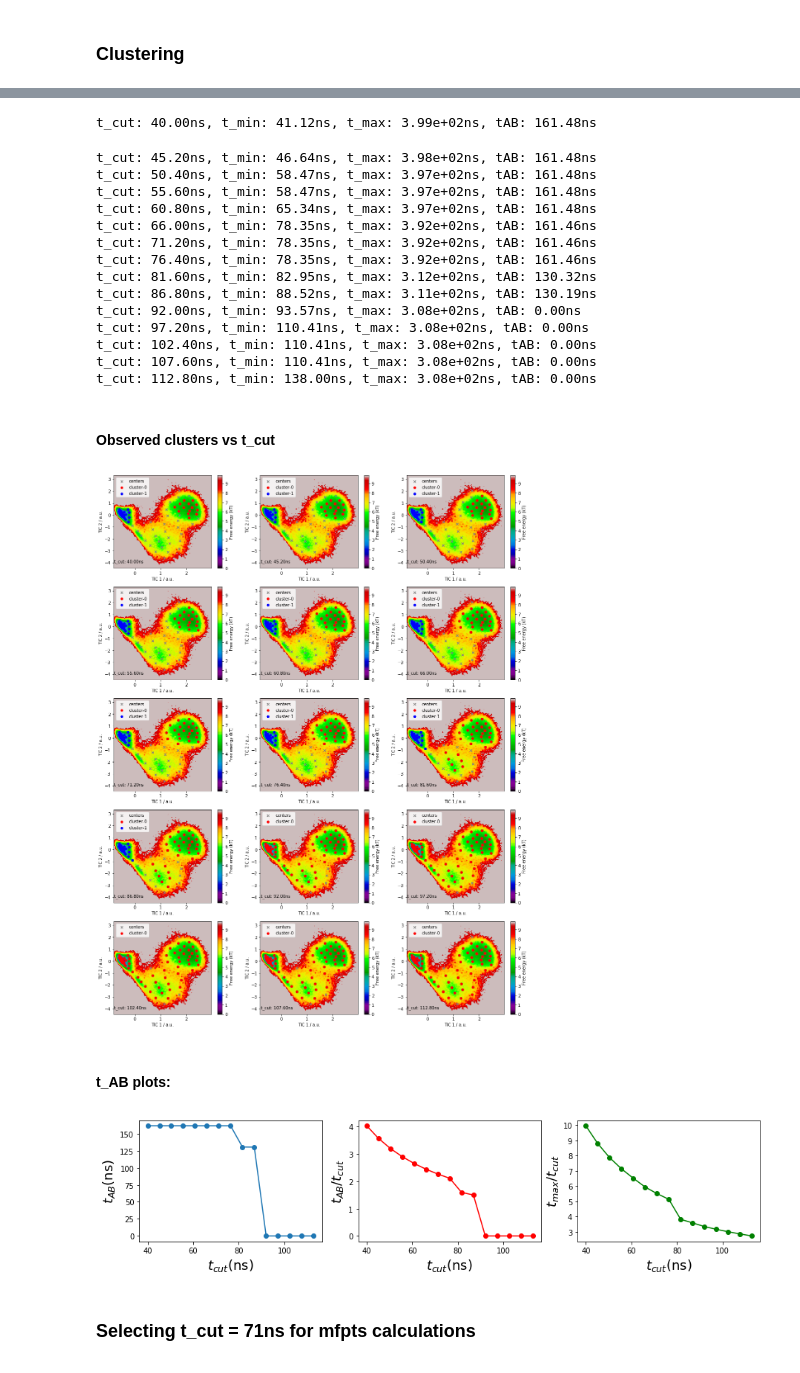
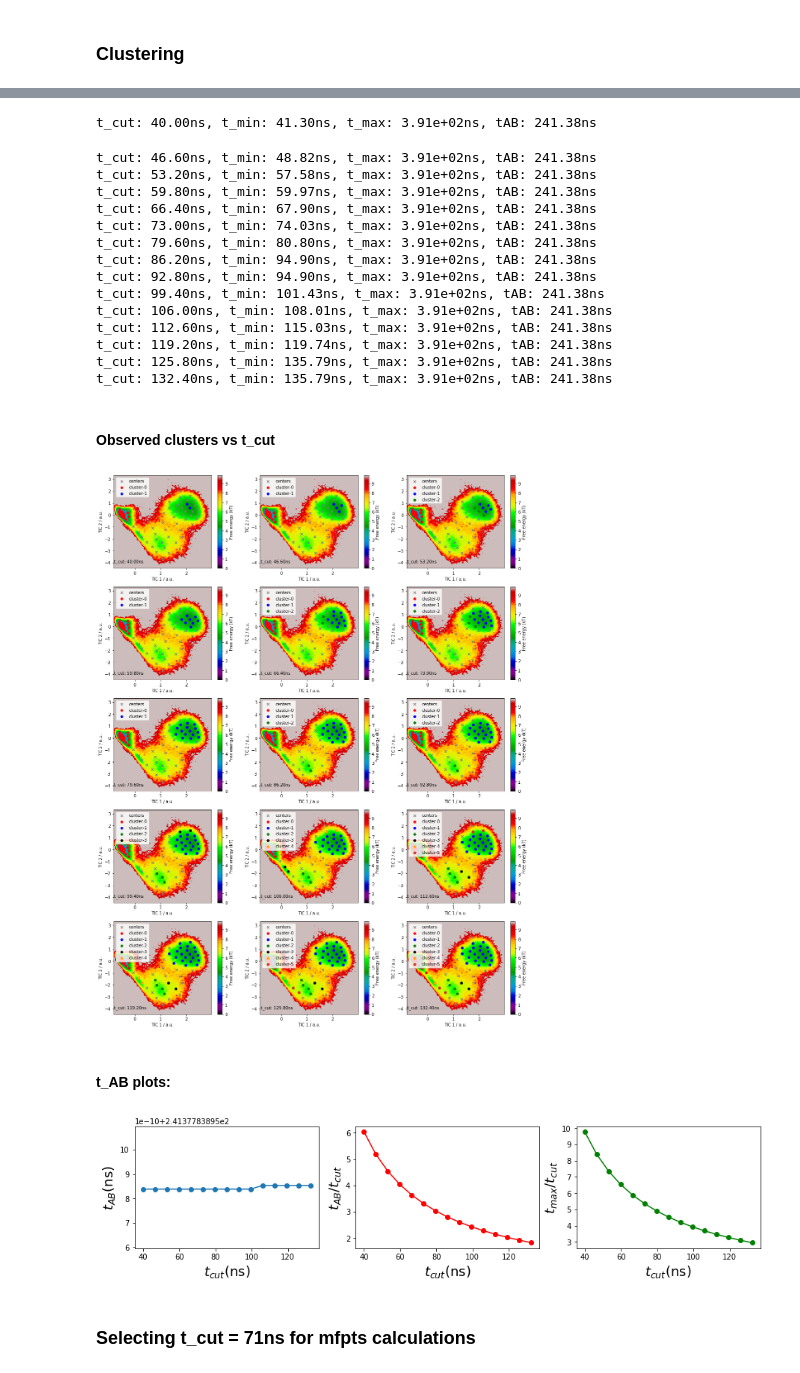
Before and after one commit to choderalab/msm-mfpt, a Jupyter notebook: models/Chignoling_mfpts_and_corrfunc_after_clustering.ipynb, the cells around one changed output, grey strips where cells are left out. Saved outputs shown, nothing was run; the diff lists cells and outputs as text; code cells hidden in the pictures.

Commit message:
rerun 2 with clustering2

```diff
--- a/models/Chignoling_mfpts_and_corrfunc_after_clustering.ipynb
+++ b/models/Chignoling_mfpts_and_corrfunc_after_clustering.ipynb
@@ -96,13 +96,15 @@ def plot_rmsd_histogram_clusters(t_cut_values, big_clusters_list, rmsd, dt, dtra
 color_sequence = ['#d62728', '#ff9896', '#9467bd',
                   '#8c564b', '#c49c94', '#e377c2', '#f7b6d2', '#7f7f7f',
                   '#c7c7c7', '#bcbd22', '#dbdb8d', '#17becf', '#9edae5', '#98df8a']
+color_sequence+=color_sequence
 # %% [markdown]
 ## Create a feature reader
 
 We create a feature reader to obtain minimal distances between all residues which are not close neighbours. Feel free to map these distances to binary contacts or use inverse minimal residue distances instead. These coices usually work quite well.
 # %%
-traj_files = [f for f in sorted(glob('../../PathAnalysisShawProteins/CLN025-0-protein/CLN025-0-protein-*.dcd'))]
-pdb_file = '../../PathAnalysisShawProteins/CLN025-0-protein/chig_pdb_166.pdb'
+traj_files = [f for f in sorted(glob('../../../DESHAWTRAJS/CLN025-0-protein/CLN025-0-protein-*.dcd'))]
+pdb_file = '../../../DESHAWTRAJS/CLN025-0-protein/chig_pdb_166.pdb'
+
 
 features = pyemma.coordinates.featurizer(pdb_file)
 features.add_residue_mindist()
@@ -166,7 +159,7 @@ lag_index = [ get_lagtime_from_array(lags, element*0.2)[0] for element in lag_to
 
 # This are the t_cut intervals to explore (in lag-time units) with the lag times in "lag_to_use"
 #range_per_lag = [[200,600], [200,350], [100,250], [30,200]]
-range_per_lag = [[200,600]]
+range_per_lag = [[200,700]]
 # %% [markdown]
 ### Clustering
 # %%
@@ -196,13 +189,16 @@ for k, index in enumerate(lag_index):
     fig = plt.figure(figsize=(6*fig_n_cols, 4.8*fig_n_rows))
 
     printmd("#### t_values:")
+    ini_clusters=None
     for ii, t_cut in enumerate(t_cut_values):
 
         big_clusters=[]
         big_clusters_index =[]
 
         # clustering
-        clusters, t_min, t_max, clustered_tmatrix = kinetic_clustering_from_tmatrix(K, t_cut=t_cut, verbose=False)
+        #clusters, t_min, t_max, clustered_tmatrix = kinetic_clustering_from_tmatrix(K, t_cut=t_cut, verbose=False)
+        clusters, t_min, t_max = kinetic_clustering2_from_tmatrix(K, t_cut=t_cut, verbose=False, ini_clusters=ini_clusters)
+
 
         t_min_list.append(t_min)
         t_max_list.append(t_max)
@@ -219,7 +215,8 @@ for k, index in enumerate(lag_index):
         big_clusters_list.append(big_clusters)
 
         if n_big > 1:
-            tAB = markov_commute_time(clustered_tmatrix,[macrostates[0]],[macrostates[1]] )
+            #tAB = markov_commute_time(clustered_tmatrix,[macrostates[0]],[macrostates[1]] )
+            tAB = markov_commute_time(K,[macrostates[0]],[macrostates[1]] )
         else:
             tAB = 0.0
         t_AB_list.append(tAB)
@@ -227,52 +224,56 @@ for k, index in enumerate(lag_index):
         print("t_cut: {:.2f}ns, t_min: {:.2f}ns, t_max: {:.2e}ns, tAB: {:.2f}ns".format(t_cut*dt, t_min*dt, t_max*dt, tAB*dt))
 
         plt.subplot(fig_n_rows, fig_n_cols, ii+1)
         pyemma.plots.plot_free_energy(*tica.T)
         plt.scatter(*cluster.clustercenters.T, marker='x', c='grey', s=30, label='centers')
         plt.annotate("t_cut: {:.2f}ns".format(t_cut*dt), xy=(-0.8,-4))
 
-        colors = ['red','blue','green','black','orange']
+        colors = ['red','blue','green','black','orange'] + color_sequence
 
         for i, cluster_i in enumerate(big_clusters):
             cluster_i_tica_xy = []
             for index in cluster_i:
                 cluster_i_tica_xy.append(cluster.clustercenters[index])
             cluster_i_tica_xy = np.array(cluster_i_tica_xy)
-            plt.scatter(*cluster_i_tica_xy.T, marker='o', c=colors[i], s=30, label='cluster-'+str(i))
+            c=colors[i]
+            plt.scatter(*cluster_i_tica_xy.T, marker='o', c=c, s=30, label='cluster-'+str(i))
 
         plt.legend(loc='upper left')
         plt.xlabel('TIC 1 / a.u.')
         plt.ylabel('TIC 2 / a.u.')
+
+        ini_clusters = clusters
+
     printmd("#### Observed clusters vs t_cut")
     plt.show()
 
     printmd("#### t_AB plots:")
     plot_t_AB(t_cut_values, t_min_list, t_max_list, t_AB_list)
 
 #     printmd("#### RMSD of the Macrostates:")
 #     plot_rmsd_histogram_clusters(t_cut_values, big_clusters_list, rmsd, dt, dtrajs=cluster.dtrajs)
 # %% [output]
 ### Lag-time: 0.2ns
 #### t_values:
-t_cut: 40.00ns, t_min: 41.12ns, t_max: 3.99e+02ns, tAB: 161.48ns
+t_cut: 40.00ns, t_min: 41.30ns, t_max: 3.91e+02ns, tAB: 241.38ns
-t_cut: 45.20ns, t_min: 46.64ns, t_max: 3.98e+02ns, tAB: 161.48ns
-t_cut: 50.40ns, t_min: 58.47ns, t_max: 3.97e+02ns, tAB: 161.48ns
-t_cut: 55.60ns, t_min: 58.47ns, t_max: 3.97e+02ns, tAB: 161.48ns
-t_cut: 60.80ns, t_min: 65.34ns, t_max: 3.97e+02ns, tAB: 161.48ns
-t_cut: 66.00ns, t_min: 78.35ns, t_max: 3.92e+02ns, tAB: 161.46ns
-t_cut: 71.20ns, t_min: 78.35ns, t_max: 3.92e+02ns, tAB: 161.46ns
-t_cut: 76.40ns, t_min: 78.35ns, t_max: 3.92e+02ns, tAB: 161.46ns
-t_cut: 81.60ns, t_min: 82.95ns, t_max: 3.12e+02ns, tAB: 130.32ns
-t_cut: 86.80ns, t_min: 88.52ns, t_max: 3.11e+02ns, tAB: 130.19ns
-t_cut: 92.00ns, t_min: 93.57ns, t_max: 3.08e+02ns, tAB: 0.00ns
-t_cut: 97.20ns, t_min: 110.41ns, t_max: 3.08e+02ns, tAB: 0.00ns
-t_cut: 102.40ns, t_min: 110.41ns, t_max: 3.08e+02ns, tAB: 0.00ns
-t_cut: 107.60ns, t_min: 110.41ns, t_max: 3.08e+02ns, tAB: 0.00ns
-t_cut: 112.80ns, t_min: 138.00ns, t_max: 3.08e+02ns, tAB: 0.00ns
+t_cut: 46.60ns, t_min: 48.82ns, t_max: 3.91e+02ns, tAB: 241.38ns
+t_cut: 53.20ns, t_min: 57.58ns, t_max: 3.91e+02ns, tAB: 241.38ns
+t_cut: 59.80ns, t_min: 59.97ns, t_max: 3.91e+02ns, tAB: 241.38ns
+t_cut: 66.40ns, t_min: 67.90ns, t_max: 3.91e+02ns, tAB: 241.38ns
+t_cut: 73.00ns, t_min: 74.03ns, t_max: 3.91e+02ns, tAB: 241.38ns
+t_cut: 79.60ns, t_min: 80.80ns, t_max: 3.91e+02ns, tAB: 241.38ns
+t_cut: 86.20ns, t_min: 94.90ns, t_max: 3.91e+02ns, tAB: 241.38ns
+t_cut: 92.80ns, t_min: 94.90ns, t_max: 3.91e+02ns, tAB: 241.38ns
+t_cut: 99.40ns, t_min: 101.43ns, t_max: 3.91e+02ns, tAB: 241.38ns
+t_cut: 106.00ns, t_min: 108.01ns, t_max: 3.91e+02ns, tAB: 241.38ns
+t_cut: 112.60ns, t_min: 115.03ns, t_max: 3.91e+02ns, tAB: 241.38ns
+t_cut: 119.20ns, t_min: 119.74ns, t_max: 3.91e+02ns, tAB: 241.38ns
+t_cut: 125.80ns, t_min: 135.79ns, t_max: 3.91e+02ns, tAB: 241.38ns
+t_cut: 132.40ns, t_min: 135.79ns, t_max: 3.91e+02ns, tAB: 241.38ns
 #### Observed clusters vs t_cut
-[figure, old version]
+[figure, new version]
 #### t_AB plots:
-[figure, old version]
+[figure, new version]
 # %% [markdown]
 ### Selecting t_cut = 71ns for mfpts calculations
 # %%
```
Also changed, not shown: parts of 12 cells of this notebook, 1 other file.
